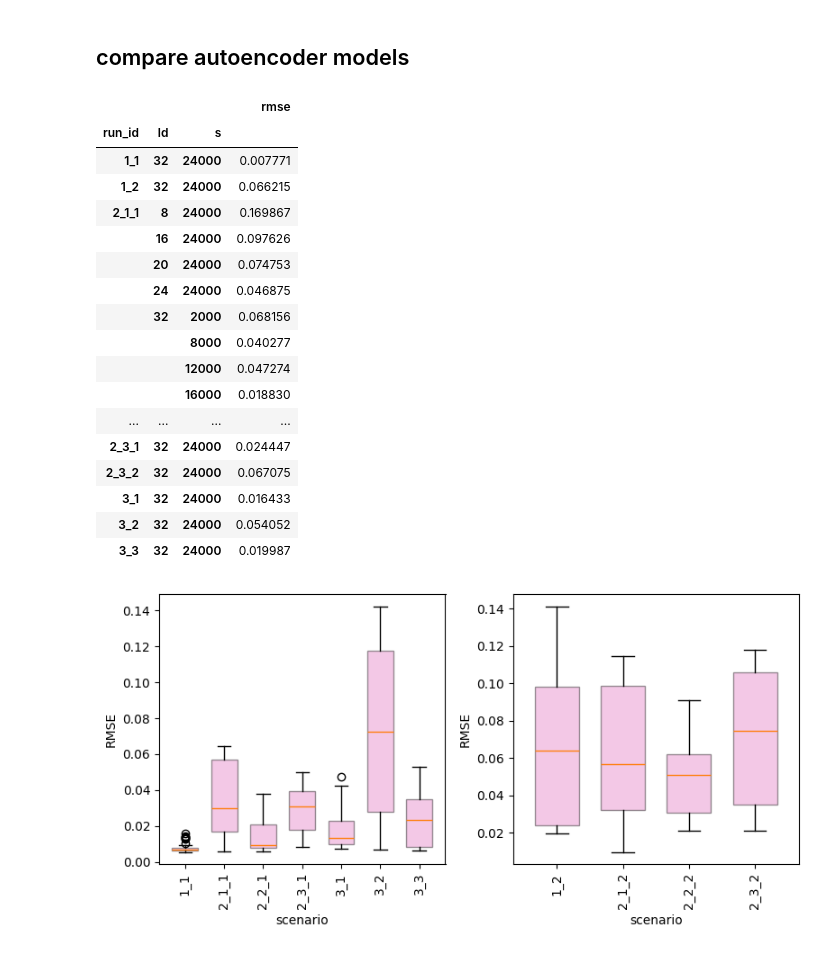
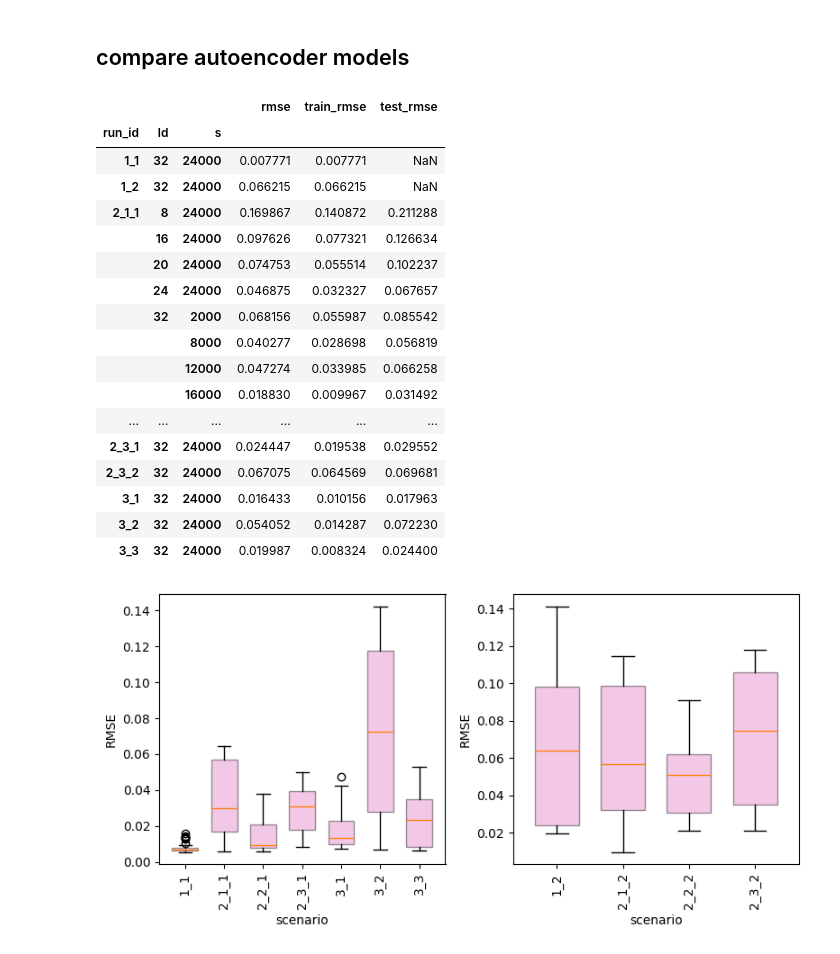
Before and after one commit to DanielSpringer/PhysML, a Jupyter notebook: notebooks/vertex/plot_results.ipynb, the cells around one changed output. Cells and saved outputs as stored; diff of their text form; code cells hidden in the pictures.

```diff
--- a/notebooks/vertex/plot_results.ipynb
+++ b/notebooks/vertex/plot_results.ipynb
@@ -86,26 +104,29 @@ np.float64(0.8568989038467407)
 # %% [markdown]
 ## compare autoencoder models
 # %%
-rmse_df.drop(columns=['tp', 'train_data']).groupby(['run_id', 'ld', 's']).mean()
+rmse_summary = rmse_df.drop(columns=['tp', 'train_data', 'contrastive']).groupby(['run_id', 'ld', 's']).mean()
+rmse_summary['train_rmse'] = rmse_df[rmse_df['train_data']].drop(columns=['tp', 'train_data', 'contrastive']).groupby(['run_id', 'ld', 's']).mean()
+rmse_summary['test_rmse'] = rmse_df[~rmse_df['train_data']].drop(columns=['tp', 'train_data', 'contrastive']).groupby(['run_id', 'ld', 's']).mean()
+rmse_summary
 # %% [output]
-|  |  |  | rmse |
-| run_id | ld | s |  |
-| 1_1 | 32 | 24000 | 0.007771 |
-| 1_2 | 32 | 24000 | 0.066215 |
-| 2_1_1 | 8 | 24000 | 0.169867 |
-|  | 16 | 24000 | 0.097626 |
-|  | 20 | 24000 | 0.074753 |
-|  | 24 | 24000 | 0.046875 |
-|  | 32 | 2000 | 0.068156 |
-|  |  | 8000 | 0.040277 |
-|  |  | 12000 | 0.047274 |
-|  |  | 16000 | 0.018830 |
-| ... | ... | ... | ... |
-| 2_3_1 | 32 | 24000 | 0.024447 |
-| 2_3_2 | 32 | 24000 | 0.067075 |
-| 3_1 | 32 | 24000 | 0.016433 |
-| 3_2 | 32 | 24000 | 0.054052 |
-| 3_3 | 32 | 24000 | 0.019987 |
+|  |  |  | rmse | train_rmse | test_rmse |
+| run_id | ld | s |  |  |  |
+| 1_1 | 32 | 24000 | 0.007771 | 0.007771 | NaN |
+| 1_2 | 32 | 24000 | 0.066215 | 0.066215 | NaN |
+| 2_1_1 | 8 | 24000 | 0.169867 | 0.140872 | 0.211288 |
+|  | 16 | 24000 | 0.097626 | 0.077321 | 0.126634 |
+|  | 20 | 24000 | 0.074753 | 0.055514 | 0.102237 |
+|  | 24 | 24000 | 0.046875 | 0.032327 | 0.067657 |
+|  | 32 | 2000 | 0.068156 | 0.055987 | 0.085542 |
+|  |  | 8000 | 0.040277 | 0.028698 | 0.056819 |
+|  |  | 12000 | 0.047274 | 0.033985 | 0.066258 |
+|  |  | 16000 | 0.018830 | 0.009967 | 0.031492 |
+| ... | ... | ... | ... | ... | ... |
+| 2_3_1 | 32 | 24000 | 0.024447 | 0.019538 | 0.029552 |
+| 2_3_2 | 32 | 24000 | 0.067075 | 0.064569 | 0.069681 |
+| 3_1 | 32 | 24000 | 0.016433 | 0.010156 | 0.017963 |
+| 3_2 | 32 | 24000 | 0.054052 | 0.014287 | 0.072230 |
+| 3_3 | 32 | 24000 | 0.019987 | 0.008324 | 0.024400 |
 # %%
 verteval.plot_rmse_boxplots(rmse_df, figsize=(8, 4), train_data=False)
 # %% [output]
```
Also changed, not shown: parts of 8 cells of this notebook, 1 other file.
